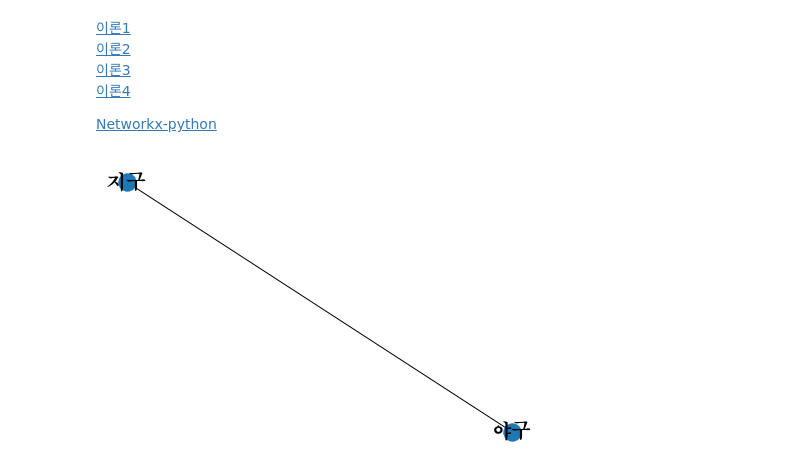
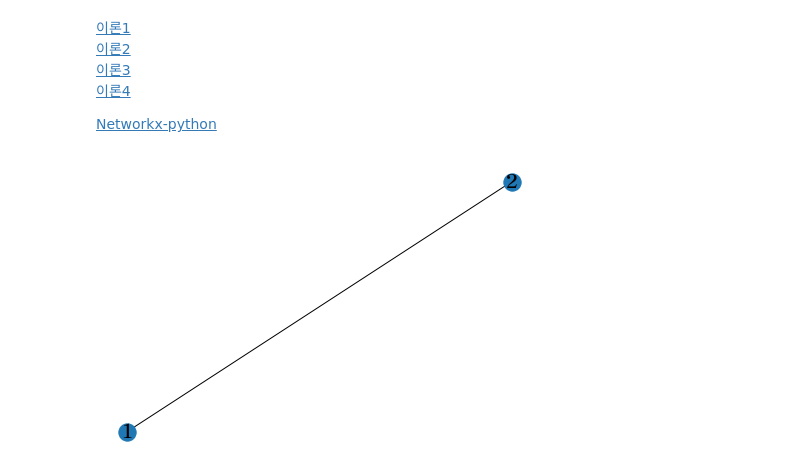
Before and after one commit to NinCastle/Text_analysis, a Jupyter notebook: Network_analysis.ipynb, the cells around one changed output. Drawn from its saved outputs; the diff is of its cells as text; code cells hidden in the pictures.

```diff
--- a/Network_analysis.ipynb
+++ b/Network_analysis.ipynb
@@ -17,8 +18,8 @@ plt.rc('font', family=font_name)
 plt.rcParams['axes.unicode_minus'] = False
 # %%
 G = nx.Graph()
-G.add_edge('지구', '야구') # 엣지 추가
+G.add_edge(1, 2) # 엣지 추가
 nx.draw(G,with_labels=True, font_family=font_name, font_size=20)
 plt.show()
 # %% [output]
-[figure, old version]
+[figure, new version]
```
Also changed, not shown: parts of 41 cells of this notebook.
